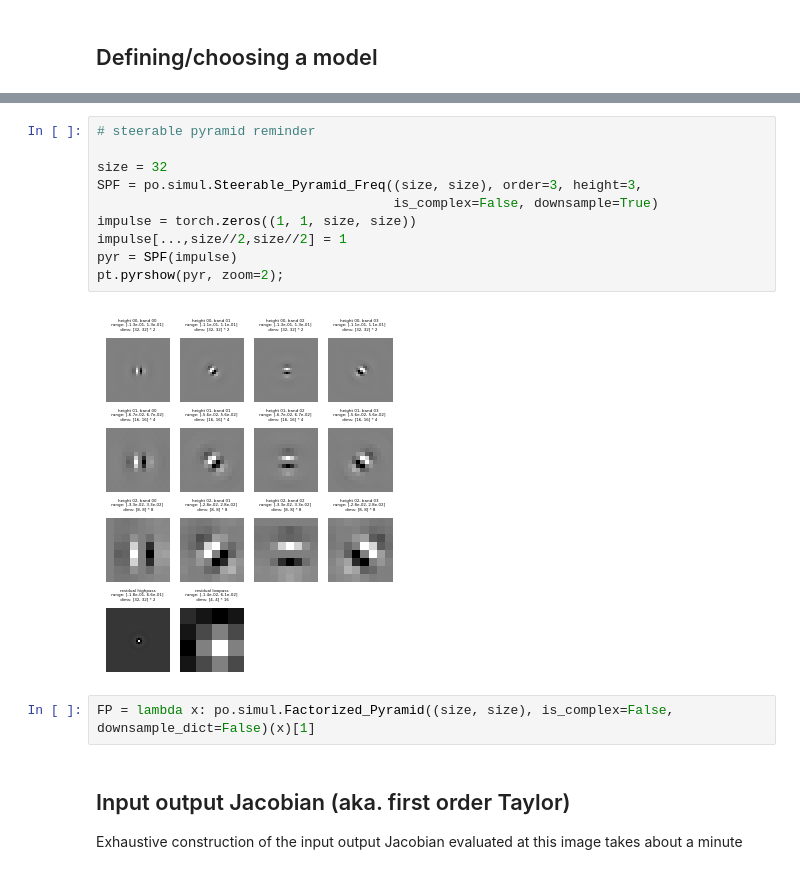
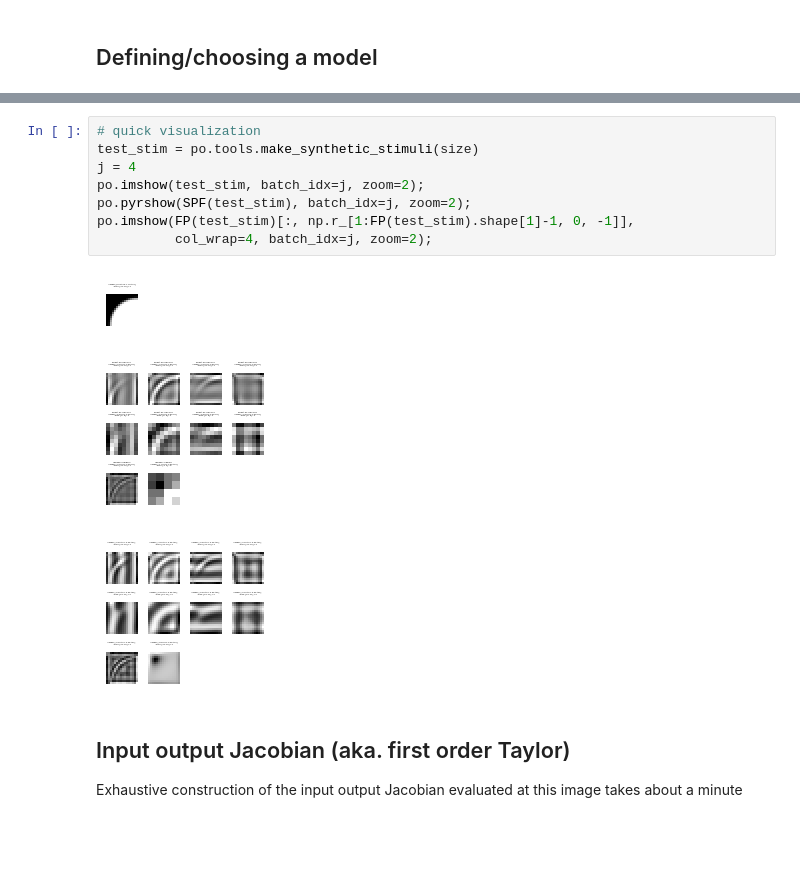
Before and after one commit to plenoptic-org/plenoptic, a Jupyter notebook: examples/01_Linear_approximation_of_nonlinear_model.ipynb, the cells around one changed output, grey strips where cells are left out. Drawn from its saved outputs; the diff is of its cells as text; blank space fills up the shorter version.

```diff
--- a/examples/01_Linear_approximation_of_nonlinear_model.ipynb
+++ b/examples/01_Linear_approximation_of_nonlinear_model.ipynb
@@ -40,17 +44,15 @@ FE = po.simul.OnOff(kernel_size=(31, 31), pretrained=True)
-# %%
-# steerable pyramid reminder
-
-size = 32
-SPF = po.simul.Steerable_Pyramid_Freq((size, size), order=3, height=3,
-                                      is_complex=False, downsample=True)
-impulse = torch.zeros((1, 1, size, size))
-impulse[...,size//2,size//2] = 1
-pyr = SPF(impulse)
-pt.pyrshow(pyr, zoom=2);
-# %% [output]
-[figure, removed]
-# %%
-FP = lambda x: po.simul.Factorized_Pyramid((size, size), is_complex=False, downsample_dict=False)(x)[1]
+# %%
+# quick visualization
+test_stim = po.tools.make_synthetic_stimuli(size)
+j = 4
+po.imshow(test_stim, batch_idx=j, zoom=2);
+po.pyrshow(SPF(test_stim), batch_idx=j, zoom=2);
+po.imshow(FP(test_stim)[:, np.r_[1:FP(test_stim).shape[1]-1, 0, -1]],
+          col_wrap=4, batch_idx=j, zoom=2);
+# %% [output]
+[figure, added]
+[figure, added]
+[figure, added]
 # %% [markdown]
 ## Input output Jacobian (aka. first order Taylor)
 
```
Also changed, not shown: parts of 7 cells of this notebook.
